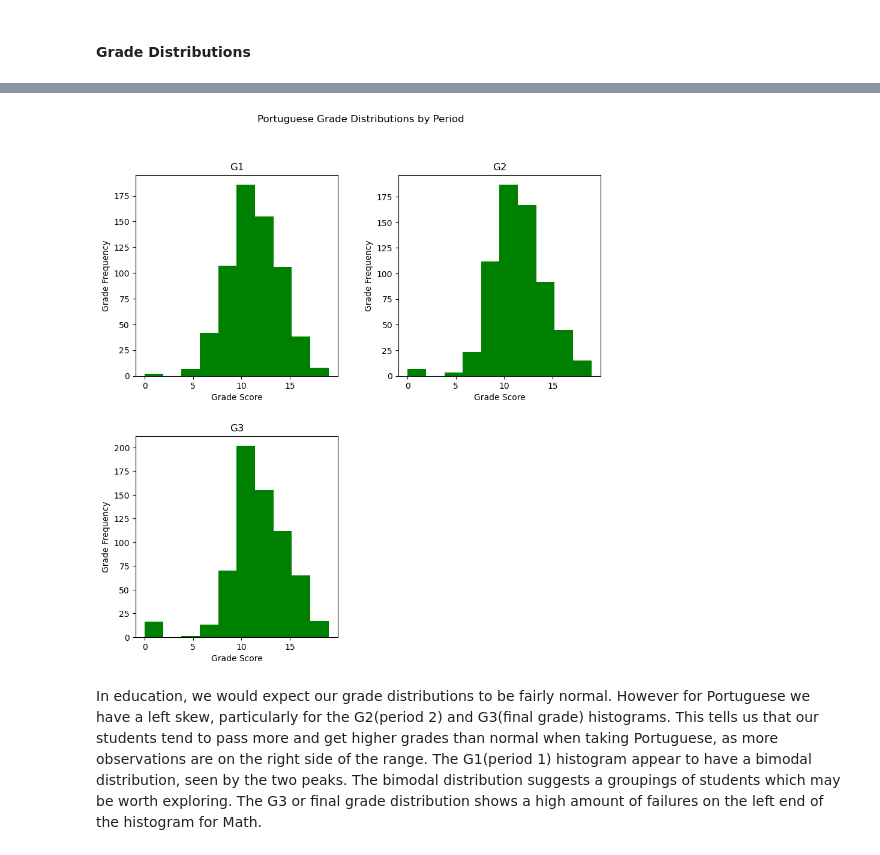
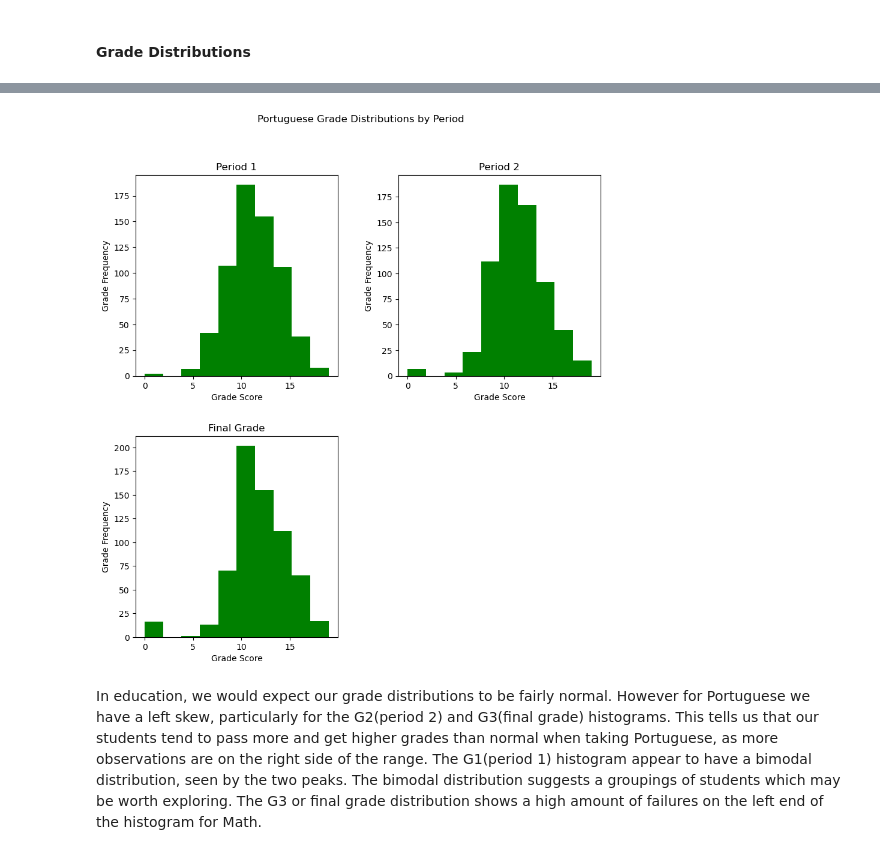
Before and after one commit to ubco-W2022T1-cosc301/project-group05, a Jupyter notebook: notebooks/analysis2.ipynb, the cells around one changed output, grey strips where cells are left out. Drawn from its saved outputs; the diff is of its cells as text; code cells hidden in the pictures.

```diff
--- a/notebooks/analysis2.ipynb
+++ b/notebooks/analysis2.ipynb
@@ -287,14 +287,15 @@ plt.show()
 # %%
 gradedist_p = df[df['subject'] == "portuguese"].hist(bins=10,figsize =(10,10), column=['G1','G2','G3'], grid=False, facecolor='g')
 plt.suptitle('Portuguese Grade Distributions by Period')
 
 for ax in gradedist_p.flatten():
+    ax.set_title(getPeriodTitle(ax.title.get_text()))
     ax.set_xlabel("Grade Score")
     ax.set_ylabel("Grade Frequency")
 
 plt.show()
 # %% [output]
-[figure, old version]
+[figure, new version]
 # %% [markdown]
 In education, we would expect our grade distributions to be fairly normal. However for Portuguese we have a left skew, particularly for the G2(period 2) and G3(final grade) histograms. This tells us that our students tend to pass more and get higher grades than normal when taking Portuguese, as more observations are on the right side of the range. The G1(period 1) histogram appear to have a bimodal distribution, seen by the two peaks. The bimodal distribution suggests a groupings of students which may be worth exploring. The G3 or final grade distribution shows a high amount of failures on the left end of the histogram for Math.
 # %%
```
Also changed, not shown: parts of 6 cells of this notebook.
